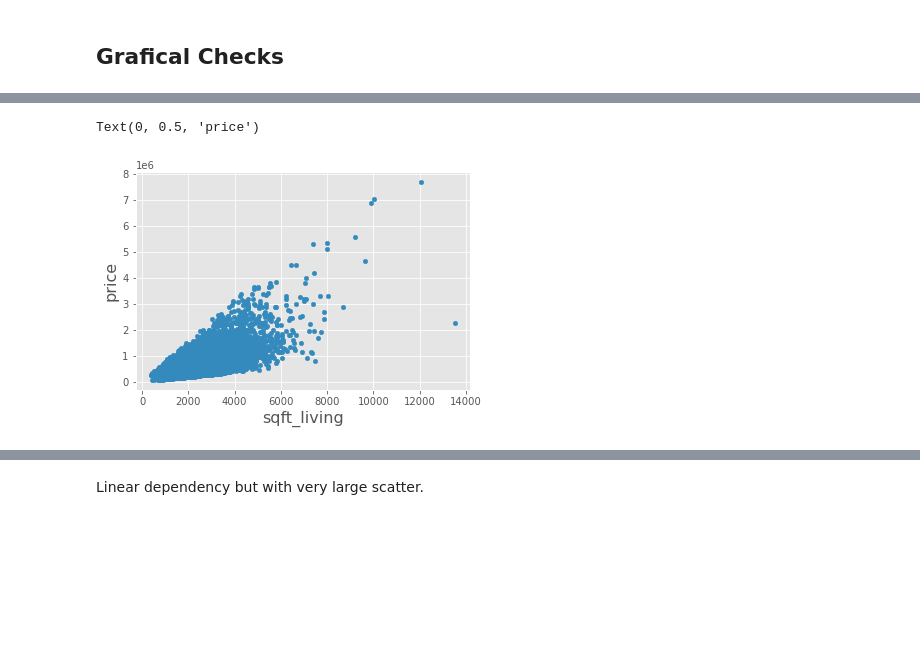
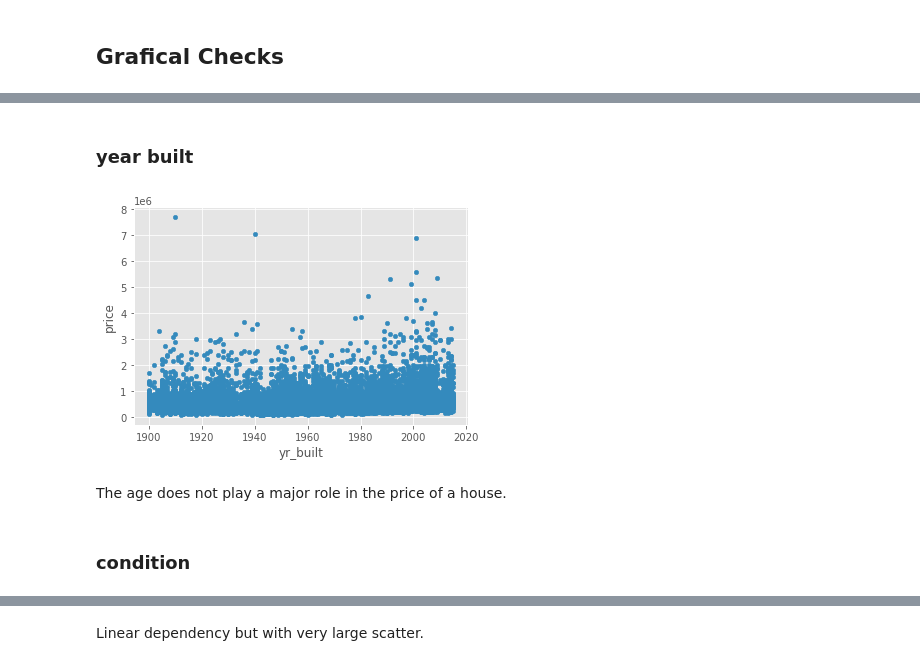
Before and after one commit to jb-ds2020/1st_Project, a Jupyter notebook: First_Project_King_County_Housing_Prices.ipynb, the cells around one changed output, grey strips where cells are left out. Saved outputs shown, nothing was run; the diff lists cells and outputs as text; code cells hidden in the pictures; blank space fills up the shorter version.

```diff
--- a/First_Project_King_County_Housing_Prices.ipynb
+++ b/First_Project_King_County_Housing_Prices.ipynb
@@ -523,7 +523,7 @@ df_houses.sample(10)
 # %% [markdown]
 # Data Exploration (most important)
 # %%
-df_explore = df_houses
+df_explore = df_houses.copy()
 df_explore.head()
 # %% [output]
 |  | id | date | price | bedrooms | bathrooms | sqft_living | sqft_lot | floors | waterfront | view | ... |
@@ -600,0 +627,7 @@ matplotlib.style.use('ggplot')
+# %%
+df_explore['date_delta'] = (df_explore['date'] - df_explore['date'].min())  / np.timedelta64(1,'D')
+
+#df_explore.date_delta.dtype
+print('Start point for dates are',df_explore['date'].min())
+
+df_explore.plot(kind='scatter',x='date_delta',y='price');
@@ -601,7 +682,10 @@ matplotlib.style.use('ggplot')
+# %% [markdown]
+### year built
 # %%
-df_explore.plot(kind='scatter',x='sqft_living',y='price');
-plt.xlabel('sqft_living',size=16)
-plt.ylabel('price',size=16)
+df_explore.plot(kind='scatter',x='yr_built',y='price');
 # %% [output]
-Text(0, 0.5, 'price')
-[figure, old version]
+[figure, new version]
+# %% [markdown]
+The age does not play a major role in the price of a house.
+# %% [markdown]
+### condition
```
Also changed, not shown: parts of 62 cells of this notebook.
